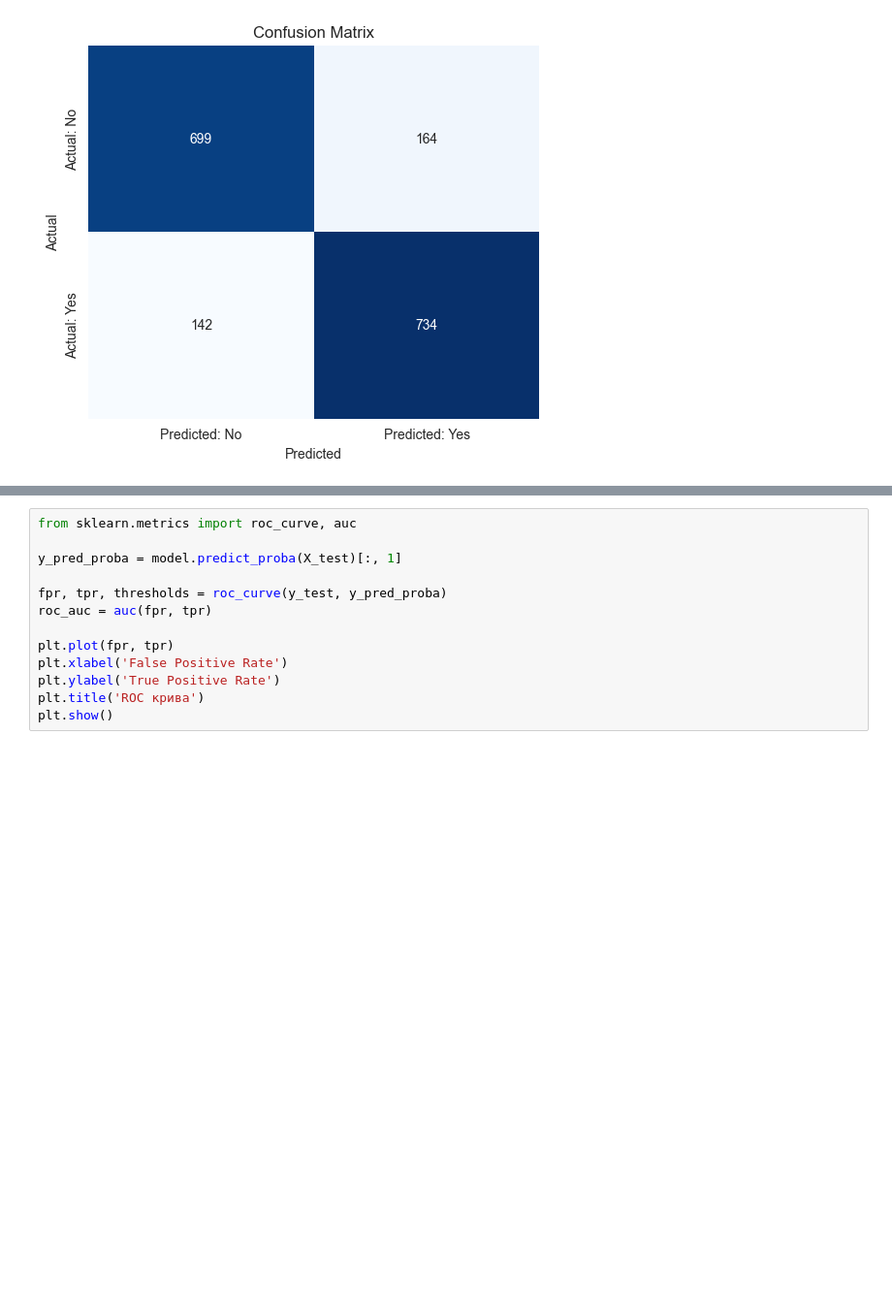
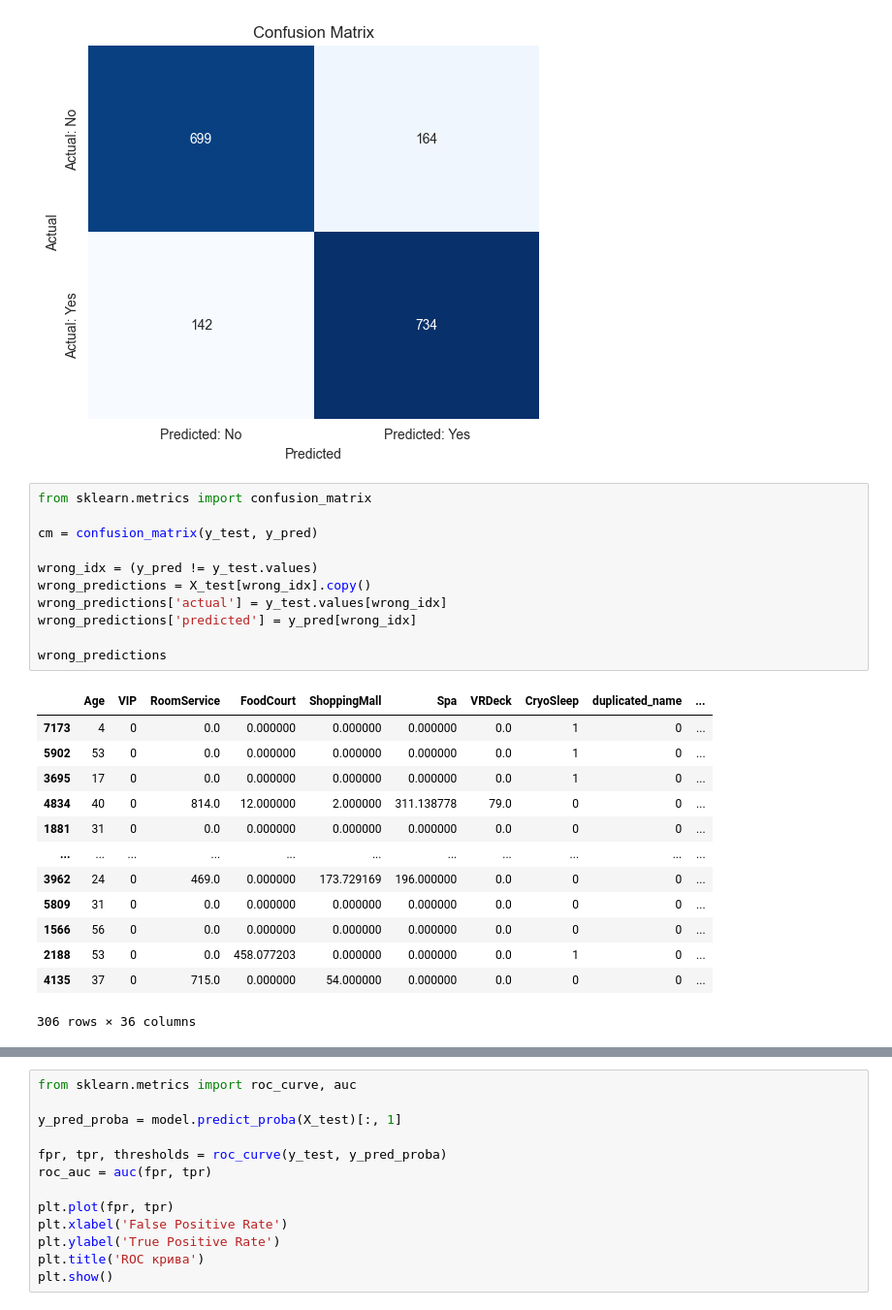
Before and after one commit to plamensve/SPACESHIP_TITANIC, a Jupyter notebook: notebooks/new_spaceship_titanic.ipynb, the cells around one changed output, grey strips where cells are left out. Shown at 97% size. Saved outputs shown, nothing was run; the diff lists cells and outputs as text; blank space fills up the shorter version.

```diff
--- a/notebooks/new_spaceship_titanic.ipynb
+++ b/notebooks/new_spaceship_titanic.ipynb
@@ -412,3 +412,28 @@ plt.xlabel('Predicted')
 plt.show()
 # %% [output]
 [figure]
+# %%
+from sklearn.metrics import confusion_matrix
+
+cm = confusion_matrix(y_test, y_pred)
+
+wrong_idx = (y_pred != y_test.values)
+wrong_predictions = X_test[wrong_idx].copy()
+wrong_predictions['actual'] = y_test.values[wrong_idx]
+wrong_predictions['predicted'] = y_pred[wrong_idx]
+
+wrong_predictions
+# %% [output]
+|  | Age | VIP | RoomService | FoodCourt | ShoppingMall | Spa | VRDeck | CryoSleep | duplicated_name | ... |
+| 7173 | 4 | 0 | 0.0 | 0.000000 | 0.000000 | 0.000000 | 0.0 | 1 | 0 | ... |
+| 5902 | 53 | 0 | 0.0 | 0.000000 | 0.000000 | 0.000000 | 0.0 | 1 | 0 | ... |
+| 3695 | 17 | 0 | 0.0 | 0.000000 | 0.000000 | 0.000000 | 0.0 | 1 | 0 | ... |
+| 4834 | 40 | 0 | 814.0 | 12.000000 | 2.000000 | 311.138778 | 79.0 | 0 | 0 | ... |
+| 1881 | 31 | 0 | 0.0 | 0.000000 | 0.000000 | 0.000000 | 0.0 | 0 | 0 | ... |
+| ... | ... | ... | ... | ... | ... | ... | ... | ... | ... | ... |
+| 3962 | 24 | 0 | 469.0 | 0.000000 | 173.729169 | 196.000000 | 0.0 | 0 | 0 | ... |
+| 5809 | 31 | 0 | 0.0 | 0.000000 | 0.000000 | 0.000000 | 0.0 | 0 | 0 | ... |
+| 1566 | 56 | 0 | 0.0 | 0.000000 | 0.000000 | 0.000000 | 0.0 | 0 | 0 | ... |
+| 2188 | 53 | 0 | 0.0 | 458.077203 | 0.000000 | 0.000000 | 0.0 | 1 | 0 | ... |
+| 4135 | 37 | 0 | 715.0 | 0.000000 | 54.000000 | 0.000000 | 0.0 | 0 | 0 | ... |
+306 rows × 36 columns
```
Also changed, not shown: parts of 2 cells of this notebook, 4 other files.
